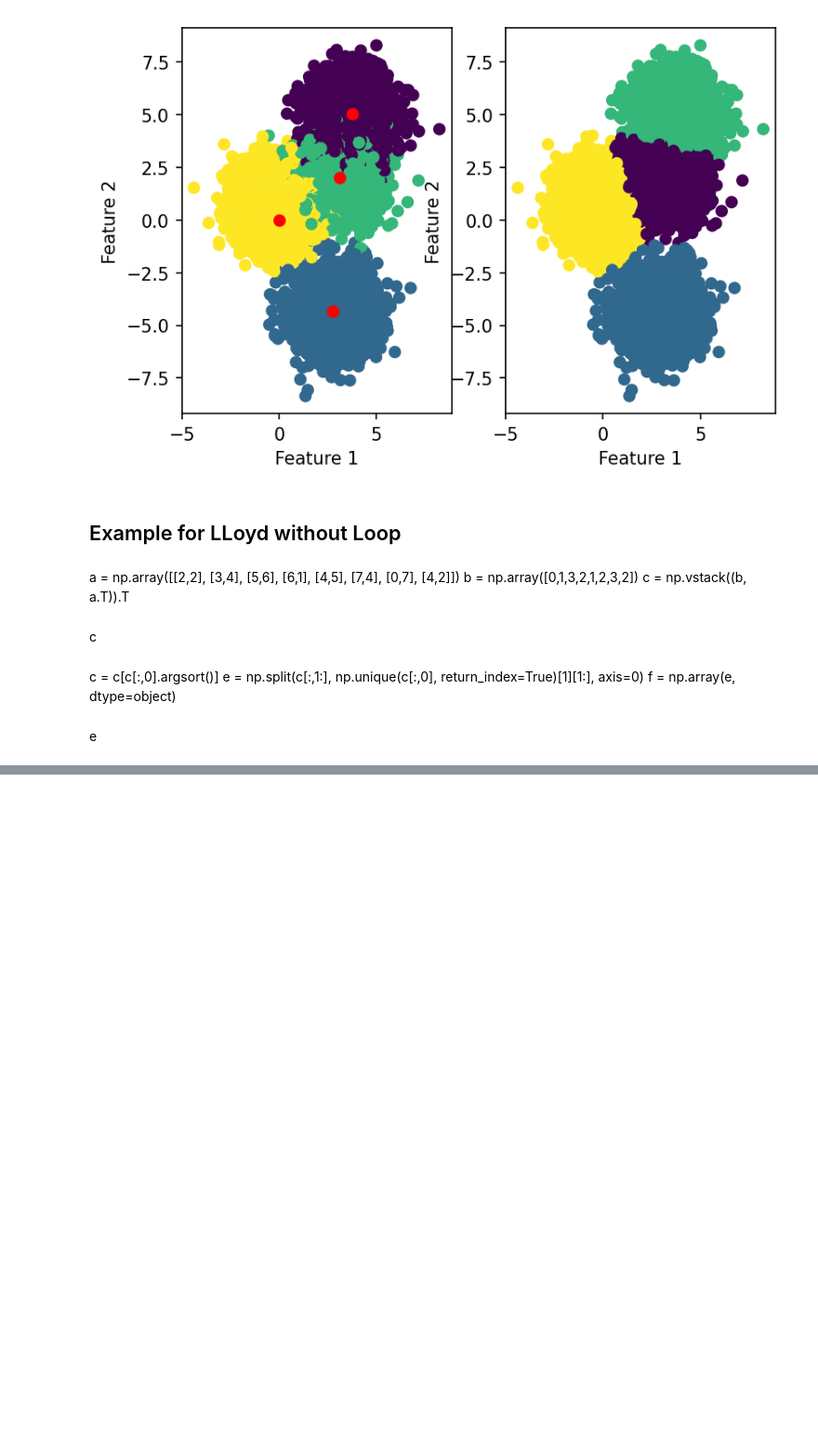
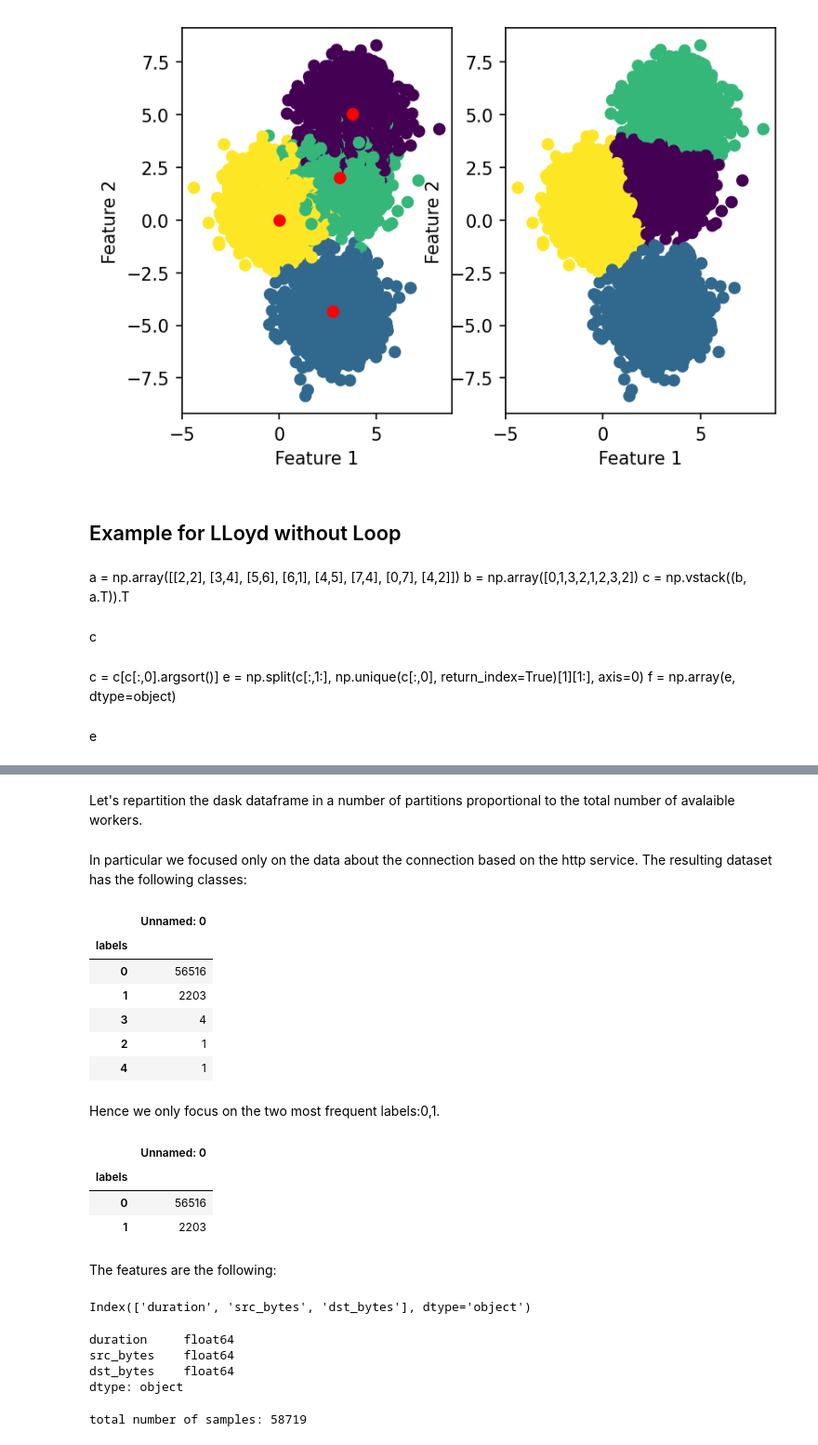
Before and after one commit to ElHuaco/Distributed-k-means, a Jupyter notebook: src/dask/notebooks/OUR CODE/Main.ipynb, the cells around one changed output, grey strips where cells are left out. Shown at 93% size. Cells and saved outputs as stored; diff of their text form; code cells hidden in the pictures; blank space fills up the shorter version.

Commit message:
data prep

```diff
--- a/src/dask/notebooks/OUR CODE/Main.ipynb
+++ b/src/dask/notebooks/OUR CODE/Main.ipynb
@@ -288,0 +230,26 @@ KDD_data.head()
+# %%
+KDD_data  = dd.read_csv('./Datasets/KDD_features.csv')
+KDD_labels = dd.read_csv('./Datasets/KDD_labels.csv')
+# %% [markdown]
+Let's repartition the dask dataframe in a number of partitions proportional to the total number of avalaible workers.
+# %%
+n_workers=len(client.scheduler_info()['workers'])
+partitions_per_worker=1
+KDD_data=KDD_data.repartition(npartitions=n_workers*partitions_per_worker)
+KDD_labels=KDD_labels.repartition(npartitions=n_workers*partitions_per_worker)
+KDD_data=KDD_data.drop(columns='Unnamed: 0')
+# %% [markdown]
+In particular we focused only on the data about the connection based on the http service.
+The resulting dataset has the following classes:
+# %%
+KDD_labels.groupby('labels').count().compute()
+# %% [output]
+|  | Unnamed: 0 |
+| labels |  |
+| 0 | 56516 |
+| 1 | 2203 |
+| 3 | 4 |
+| 2 | 1 |
+| 4 | 1 |
+# %% [markdown]
+Hence we only focus on the two most frequent labels:0,1.
@@ -288,0 +259,24 @@ KDD_data.head()
+# %%
+KDD_labels.groupby('labels').count().compute()
+# %% [output]
+|  | Unnamed: 0 |
+| labels |  |
+| 0 | 56516 |
+| 1 | 2203 |
+# %% [markdown]
+The features are the following:
+# %%
+KDD_data.columns
+# %% [output]
+Index(['duration', 'src_bytes', 'dst_bytes'], dtype='object')
+# %%
+KDD_data.dtypes #checking that the inferred type are correct
+# %% [output]
+duration     float64
+src_bytes    float64
+dst_bytes    float64
+dtype: object
+# %%
+print('total number of samples:',len(KDD_data))
+# %% [output]
+total number of samples: 58719
```
Also changed, not shown: parts of 19 cells of this notebook, 3 other files.
